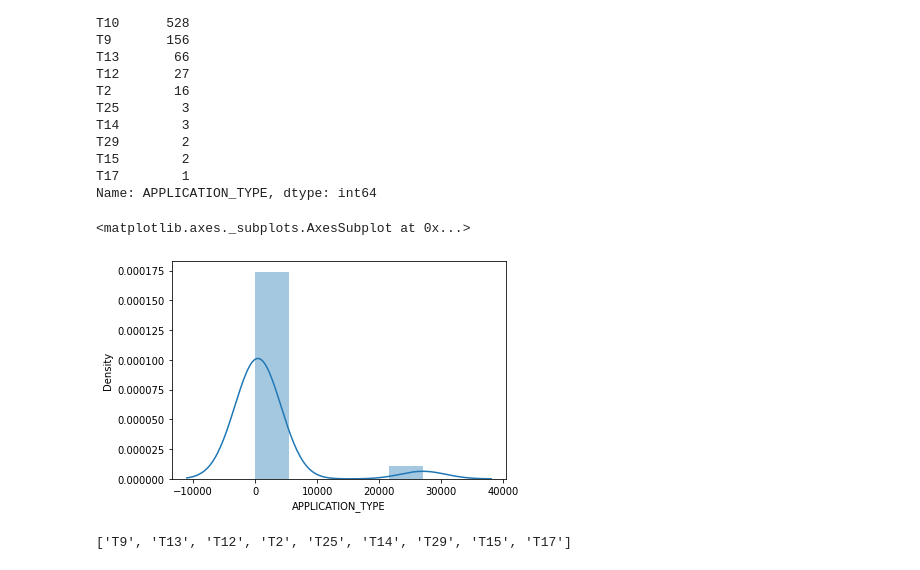
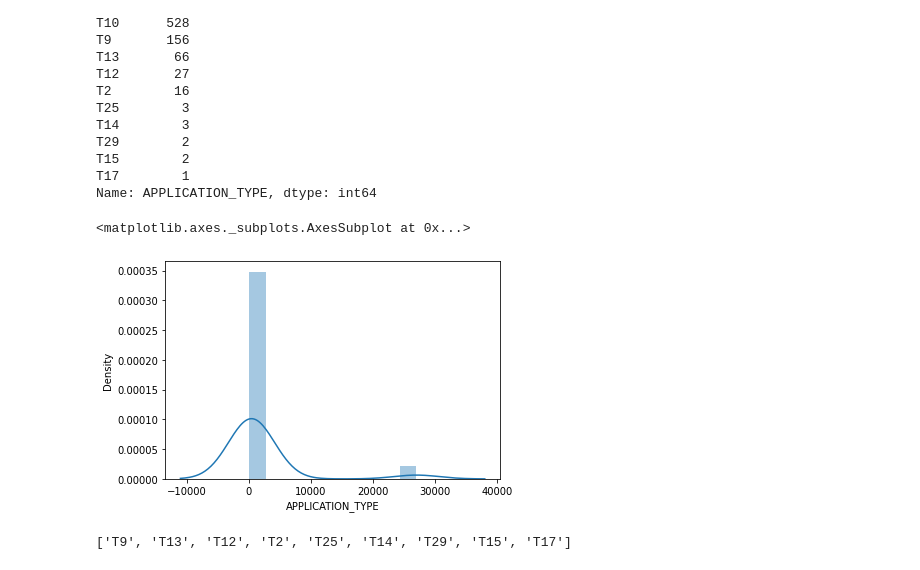
Before and after one commit to m-miley/Neural_Network_Charity_Analysis, a Jupyter notebook: AlphabetSoupCharity.ipynb, the cells around one changed output. Cells and saved outputs as stored; diff of their text form; code cells hidden in the pictures.

```diff
--- a/AlphabetSoupCharity.ipynb
+++ b/AlphabetSoupCharity.ipynb
@@ -72,10 +72,10 @@ Name: APPLICATION_TYPE, dtype: int64
 # %%
 # Visualize the value counts of APPLICATION_TYPE
 import seaborn as sns
-sns.distplot(app_types, bins=5)
+sns.distplot(app_types, bins=10)
 # %% [output]
 <matplotlib.axes._subplots.AxesSubplot at 0x...>
-[figure, old version]
+[figure, new version]
 # %%
 # Determine which values to replace if counts are less than 100?
 replace_application = list(app_types[app_types < 500].index)
```
Also changed, not shown: parts of 6 cells of this notebook.
